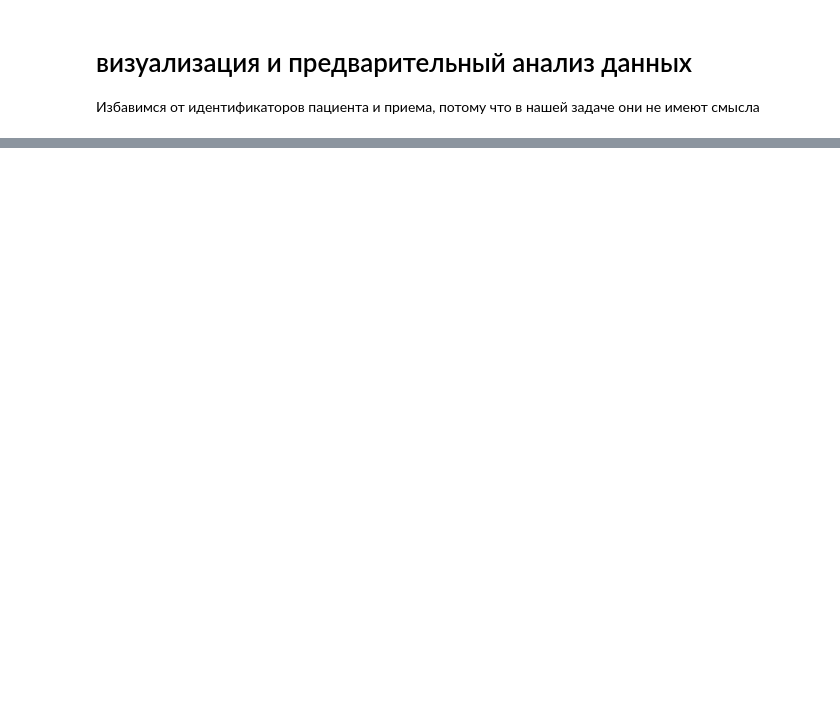
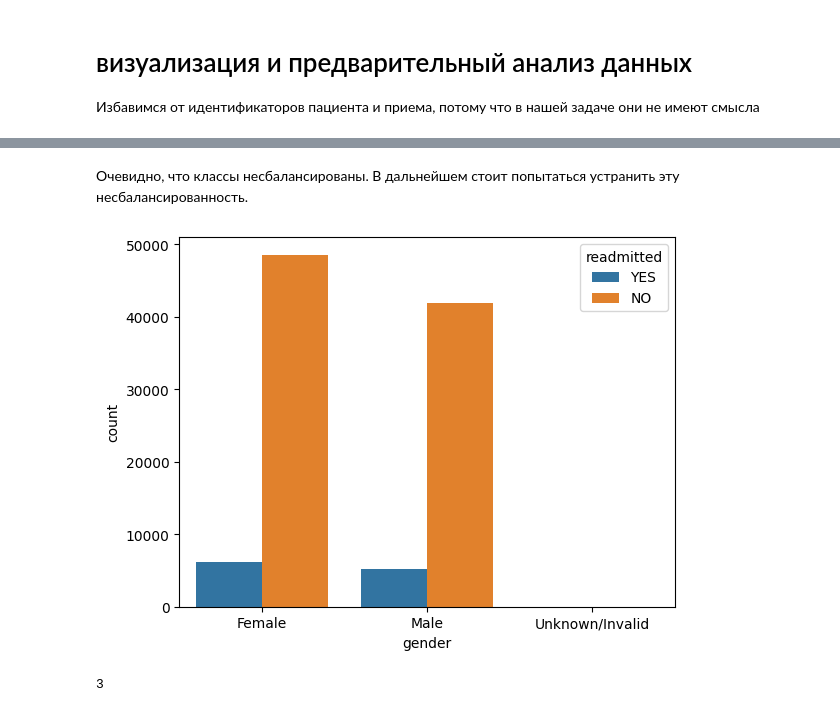
Before and after one commit to Falirchik/ML, a Jupyter notebook: попытка номер .ipynb, the cells around one changed output, grey strips where cells are left out. Drawn from its saved outputs; the diff is of its cells as text; code cells hidden in the pictures; blank space fills up the shorter version.

```diff
--- a/попытка номер .ipynb
+++ b/попытка номер .ipynb
@@ -210,0 +275,13 @@ KeyError: "['patient_nbr', 'encounter_id'] not found in axis"
+# %% [markdown]
+Очевидно, что классы несбалансированы. В дальнейшем стоит попытаться устранить эту несбалансированность.
+# %%
+sns.countplot(x='gender', order=df['gender'].value_counts().index, hue='readmitted', data=df)
+pass
+# %% [output]
+[figure, added]
+# %%
+rows_with_invalid_gender = df[df['gender'] == 'Unknown/Invalid']  # строки с невалидными значениями признака gender
+
+len(rows_with_invalid_gender)  # число таких строк
+# %% [output]
+3
```
Also changed, not shown: parts of 22 cells of this notebook, 1 other file.
